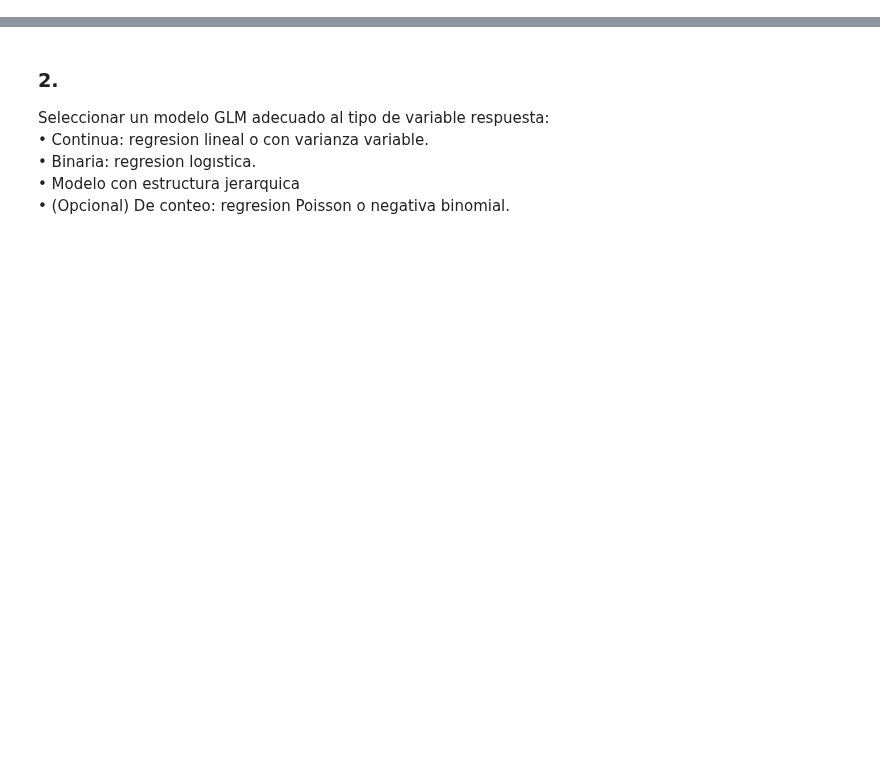
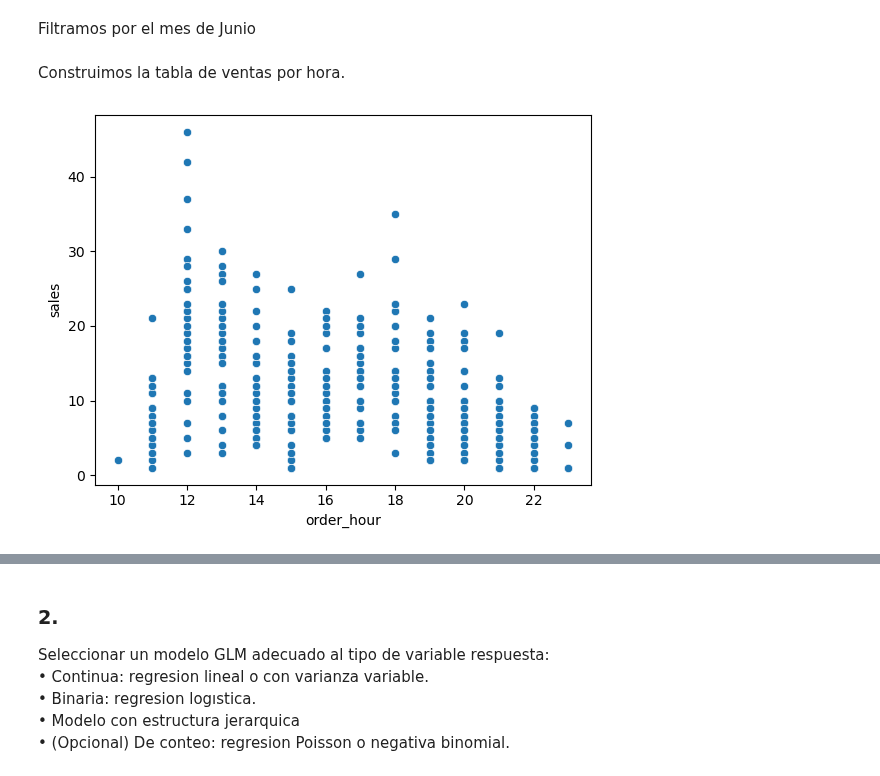
Before and after one commit to nazarenomm/Grupo4-TPI-EeI2, a Jupyter notebook: Parte2/parte_1.ipynb, the cells around one changed output, grey strips where cells are left out. Cells and saved outputs as stored; diff of their text form; code cells hidden in the pictures; blank space fills up the shorter version.

```diff
--- a/Parte2/parte_1.ipynb
+++ b/Parte2/parte_1.ipynb
@@ -55,0 +28,2 @@ df.describe()
+# %%
+pizza = pd.read_csv('../data/pizza_sales.csv')
@@ -55,0 +32,5 @@ df.describe()
+# %%
+pizza['order_hour'] = pd.to_datetime(pizza['order_time'], format='%H:%M:%S').dt.hour
+pizza['order_date'] = pd.to_datetime(pizza['order_date'], format='%m/%d/%Y')
+# %% [markdown]
+Filtramos por el mes de Junio
@@ -55,0 +39,2 @@ df.describe()
+# %% [markdown]
+Construimos la tabla de ventas por hora.
@@ -55,0 +43,4 @@ df.describe()
+# %%
+sns.scatterplot(data=conteo, x='order_hour', y='sales');
+# %% [output]
+[figure, added]
```
Also changed, not shown: parts of 70 cells of this notebook, 1 other file.
